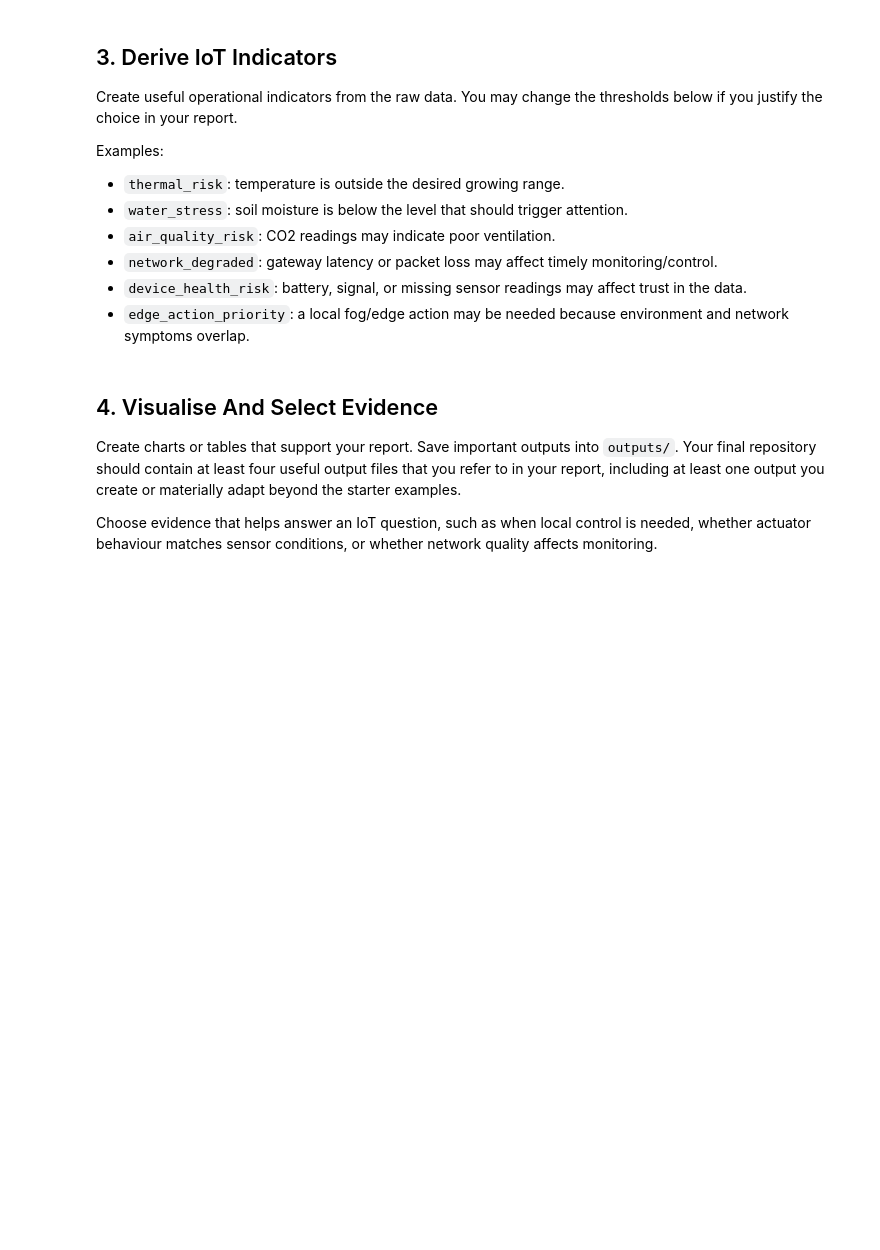
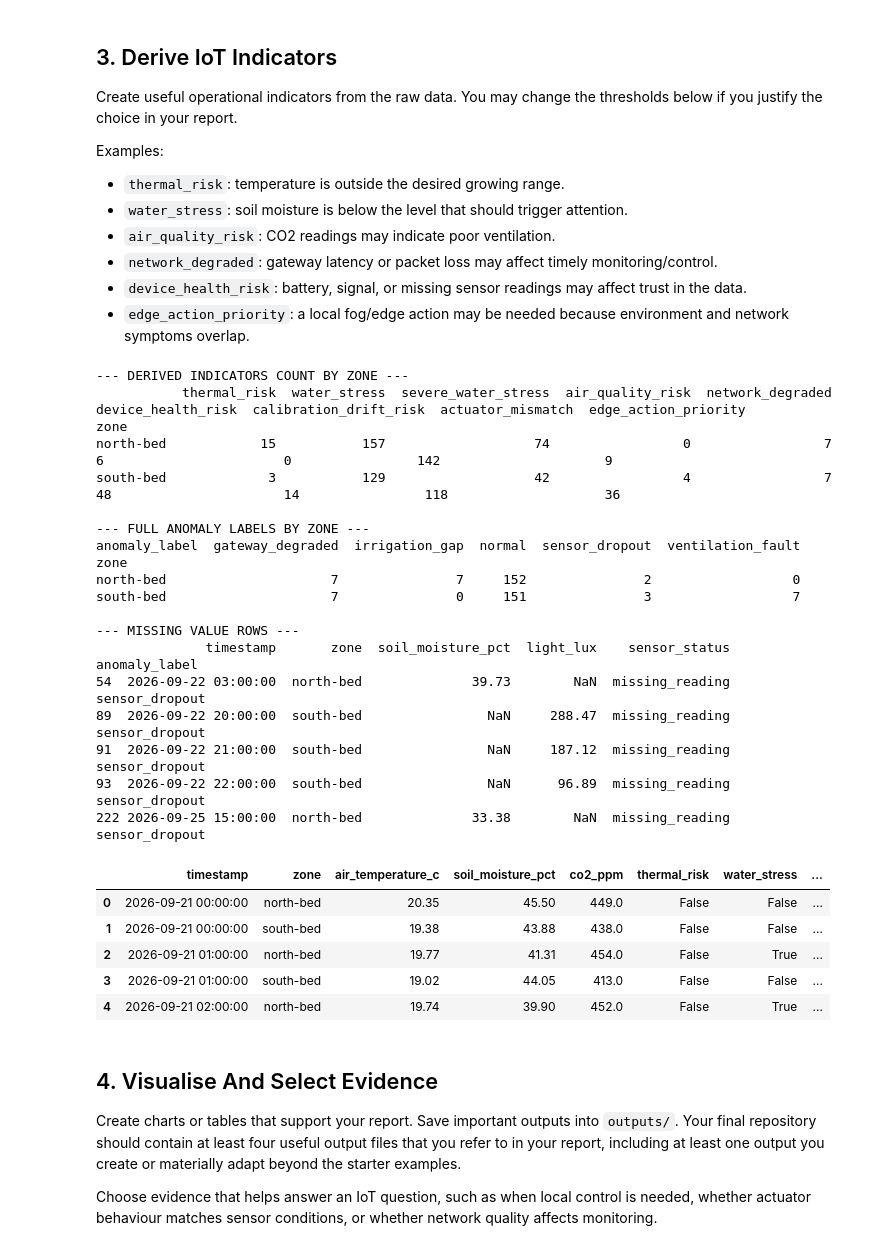
Before and after one commit to asimaijaz/202660-itc560-a4-asimaijaz, a Jupyter notebook: notebooks/ITC560_A4_analysis.ipynb, the cells around one changed output. Saved outputs shown, nothing was run; the diff lists cells and outputs as text; code cells hidden in the pictures; blank space fills up the shorter version.

Commit message:
Complete Assessment 4 analysis, outputs, and report

```diff
--- a/notebooks/ITC560_A4_analysis.ipynb
+++ b/notebooks/ITC560_A4_analysis.ipynb
@@ -74,6 +143,7 @@ thresholds = {
     'temperature_high_c': 27.0,
     'temperature_low_c': 18.0,
     'soil_low_pct': 42.0,
+    'soil_critical_pct': 35.0,
     'co2_high_ppm': 560.0,
     'latency_high_ms': 140.0,
     'packet_loss_high_pct': 2.0,
@@ -81,46 +151,81 @@ thresholds = {
     'rssi_weak_dbm': -72.0,
 }
 
-# Each line below creates a True/False column.
-# True means that row meets the condition and may need attention.
+# Starter derived indicators
 too_hot = df['air_temperature_c'] > thresholds['temperature_high_c']
 too_cold = df['air_temperature_c'] < thresholds['temperature_low_c']
 df['thermal_risk'] = too_hot | too_cold
 
-# Missing soil readings are included as water-stress evidence because
-# the system cannot safely confirm whether irrigation is needed.
 missing_soil = df['soil_moisture_pct'].isna()
 soil_too_low = df['soil_moisture_pct'] < thresholds['soil_low_pct']
 df['water_stress'] = missing_soil | soil_too_low
 
 df['air_quality_risk'] = df['co2_ppm'] > thresholds['co2_high_ppm']
 
 high_latency = df['gateway_latency_ms'] > thresholds['latency_high_ms']
 high_packet_loss = df['packet_loss_pct'] > thresholds['packet_loss_high_pct']
 df['network_degraded'] = high_latency | high_packet_loss
 
 low_battery = df['device_battery_pct'] < thresholds['battery_low_pct']
 weak_signal = df['gateway_rssi_dbm'] < thresholds['rssi_weak_dbm']
 sensor_not_ok = df['sensor_status'] != 'ok'
 df['device_health_risk'] = low_battery | weak_signal | sensor_not_ok
 
-# An actuator mismatch means the sensor readings suggest action, but
-# the relevant actuator is not active in that row.
 fan_needed = df['thermal_risk'] | df['air_quality_risk']
 fan_not_running = df['fan_active'] == 0
 irrigation_not_running = df['irrigation_active'] == 0
 df['actuator_mismatch'] = (fan_needed & fan_not_running) | (df['water_stress'] & irrigation_not_running)
 
-# Edge action is most important when the environment needs attention and
-# the network or device health makes cloud-only control less reliable.
 environment_needs_attention = df['thermal_risk'] | df['water_stress'] | df['air_quality_risk']
 remote_control_less_reliable = df['network_degraded'] | df['device_health_risk']
 df['edge_action_priority'] = environment_needs_attention & remote_control_less_reliable
 
-# TODO: Add at least one additional derived indicator that is meaningful for greenhouse operations.
-# For example, estimate irrigation efficiency, compare zone differences, or score recovery time after an anomaly.
+# COMPLETED TODO: Additional derived indicators for water-constrained greenhouse operations
+df['severe_water_stress'] = (missing_soil | (df['soil_moisture_pct'] < thresholds['soil_critical_pct'])) & irrigation_not_running
+df['calibration_drift_risk'] = (df['light_lux'] < 0) & (df['sensor_status'] == 'ok')
 
-df[['timestamp', 'zone', 'air_temperature_c', 'soil_moisture_pct', 'co2_ppm', 'gateway_latency_ms', 'packet_loss_pct', 'thermal_risk', 'water_stress', 'air_quality_risk', 'network_degraded', 'device_health_risk', 'actuator_mismatch', 'edge_action_priority']].head()
+# Print complete untruncated summaries for report evidence
+indicator_cols = [
+    'thermal_risk', 'water_stress', 'severe_water_stress', 'air_quality_risk',
+    'network_degraded', 'device_health_risk', 'calibration_drift_risk',
+    'actuator_mismatch', 'edge_action_priority'
+]
+print("--- DERIVED INDICATORS COUNT BY ZONE ---")
+print(df.groupby('zone')[indicator_cols].sum().to_string())
+
+print("\n--- FULL ANOMALY LABELS BY ZONE ---")
+print(pd.crosstab(df['zone'], df['anomaly_label']).to_string())
+
+print("\n--- MISSING VALUE ROWS ---")
+print(df[df['soil_moisture_pct'].isna() | df['light_lux'].isna()][['timestamp', 'zone', 'soil_moisture_pct', 'light_lux', 'sensor_status', 'anomaly_label']].to_string())
+
+df[['timestamp', 'zone', 'air_temperature_c', 'soil_moisture_pct', 'co2_ppm', 'thermal_risk', 'water_stress', 'severe_water_stress', 'calibration_drift_risk', 'actuator_mismatch', 'edge_action_priority']].head()
+# %% [output]
+--- DERIVED INDICATORS COUNT BY ZONE ---
+           thermal_risk  water_stress  severe_water_stress  air_quality_risk  network_degraded  device_health_risk  calibration_drift_risk  actuator_mismatch  edge_action_priority
+zone
+north-bed            15           157                   74                 0                 7                   6                       0                142                     9
+south-bed             3           129                   42                 4                 7                  48                      14                118                    36
+
+--- FULL ANOMALY LABELS BY ZONE ---
+anomaly_label  gateway_degraded  irrigation_gap  normal  sensor_dropout  ventilation_fault
+zone
+north-bed                     7               7     152               2                  0
+south-bed                     7               0     151               3                  7
+
+--- MISSING VALUE ROWS ---
+              timestamp       zone  soil_moisture_pct  light_lux    sensor_status   anomaly_label
+54  2026-09-22 03:00:00  north-bed              39.73        NaN  missing_reading  sensor_dropout
+89  2026-09-22 20:00:00  south-bed                NaN     288.47  missing_reading  sensor_dropout
+91  2026-09-22 21:00:00  south-bed                NaN     187.12  missing_reading  sensor_dropout
+93  2026-09-22 22:00:00  south-bed                NaN      96.89  missing_reading  sensor_dropout
+222 2026-09-25 15:00:00  north-bed              33.38        NaN  missing_reading  sensor_dropout
+|  | timestamp | zone | air_temperature_c | soil_moisture_pct | co2_ppm | thermal_risk | water_stress | ... |
+| 0 | 2026-09-21 00:00:00 | north-bed | 20.35 | 45.50 | 449.0 | False | False | ... |
+| 1 | 2026-09-21 00:00:00 | south-bed | 19.38 | 43.88 | 438.0 | False | False | ... |
+| 2 | 2026-09-21 01:00:00 | north-bed | 19.77 | 41.31 | 454.0 | False | True | ... |
+| 3 | 2026-09-21 01:00:00 | south-bed | 19.02 | 44.05 | 413.0 | False | False | ... |
+| 4 | 2026-09-21 02:00:00 | north-bed | 19.74 | 39.90 | 452.0 | False | True | ... |
 # %% [markdown]
 ## 4. Visualise And Select Evidence
 
```
Also changed, not shown: parts of 4 cells of this notebook, 8 other files.
